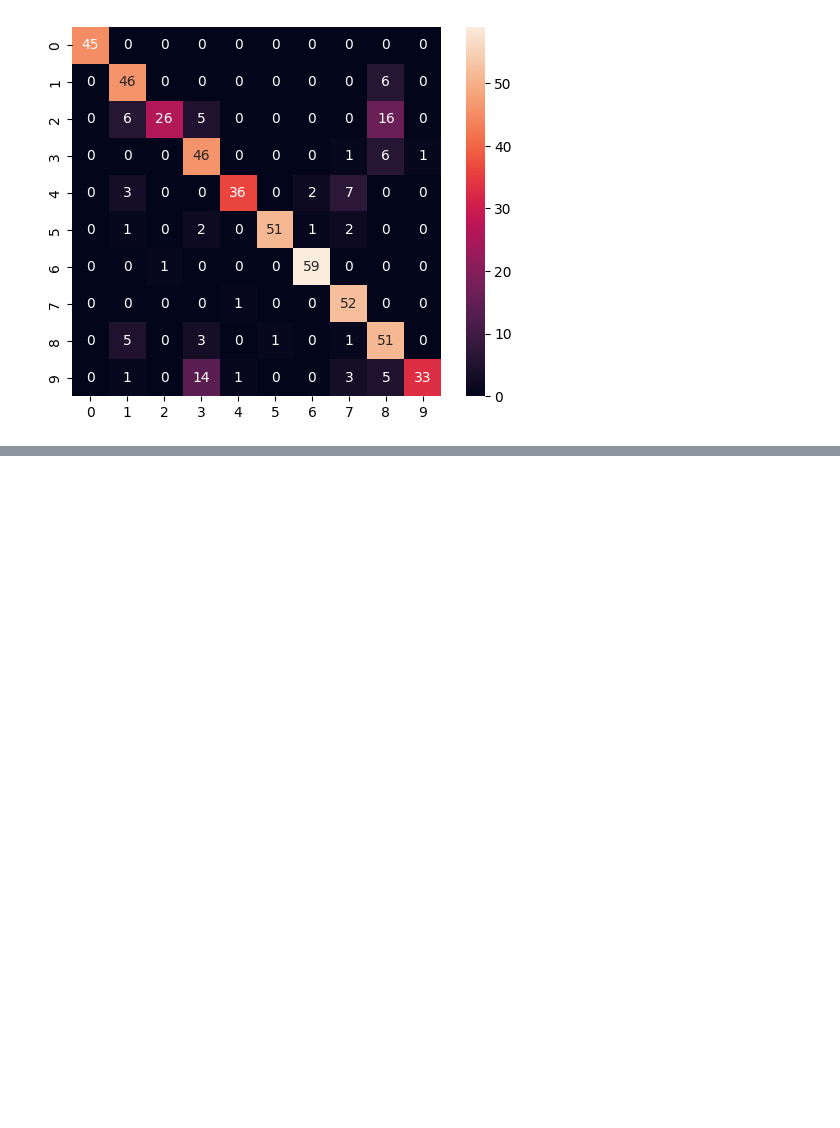
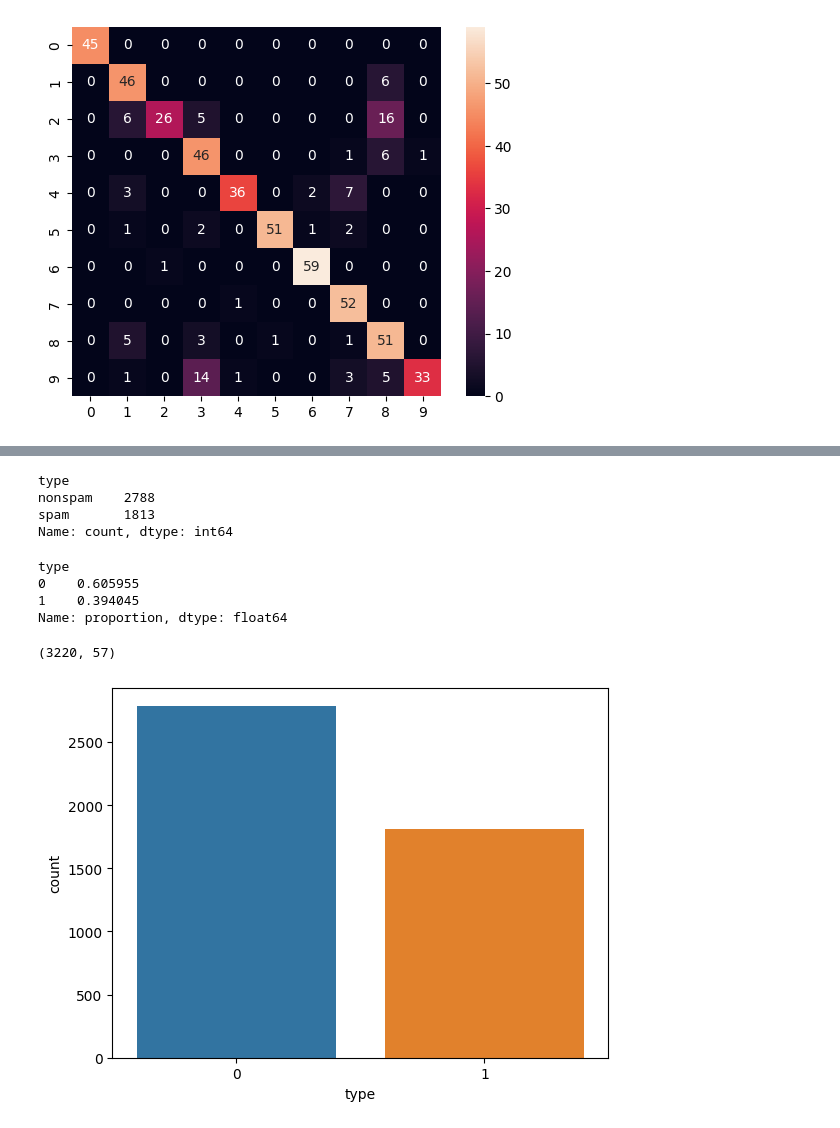
Before and after one commit to JoakoIA/Universidad, a Jupyter notebook: Python/Estadistica Multivariada/clasificacion.ipynb, the cells around one changed output, grey strips where cells are left out. Saved outputs shown, nothing was run; the diff lists cells and outputs as text; code cells hidden in the pictures; blank space fills up the shorter version.

```diff
--- a/Python/Estadistica Multivariada/clasificacion.ipynb
+++ b/Python/Estadistica Multivariada/clasificacion.ipynb
@@ -188,0 +194,4 @@ weighted avg       0.86      0.82      0.82       540
+# %%
+# Spam
+df = pd.read_csv("spam_data.csv")
+df.head()
@@ -188,0 +206,30 @@ weighted avg       0.86      0.82      0.82       540
+# %%
+
+df['type'].value_counts()
+# %% [output]
+type
+nonspam    2788
+spam       1813
+Name: count, dtype: int64
+# %%
+from sklearn.preprocessing import LabelEncoder
+le = LabelEncoder()
+df["type"] = le.fit_transform(df["type"])
+# %%
+df["type"].value_counts(normalize=True)
+# %% [output]
+type
+0    0.605955
+1    0.394045
+Name: proportion, dtype: float64
+# %%
+x = df.drop(["type"], axis=1)
+y = df["type"]
+
+x_train, x_test, y_train, y_test = train_test_split(x, y, test_size=0.3, random_state=0)
+# %%
+sns.countplot(x="type", data=df)
+np.shape(x_train)
+# %% [output]
+(3220, 57)
+[figure, added]
```
Also changed, not shown: parts of 27 cells of this notebook, 1 other file.
